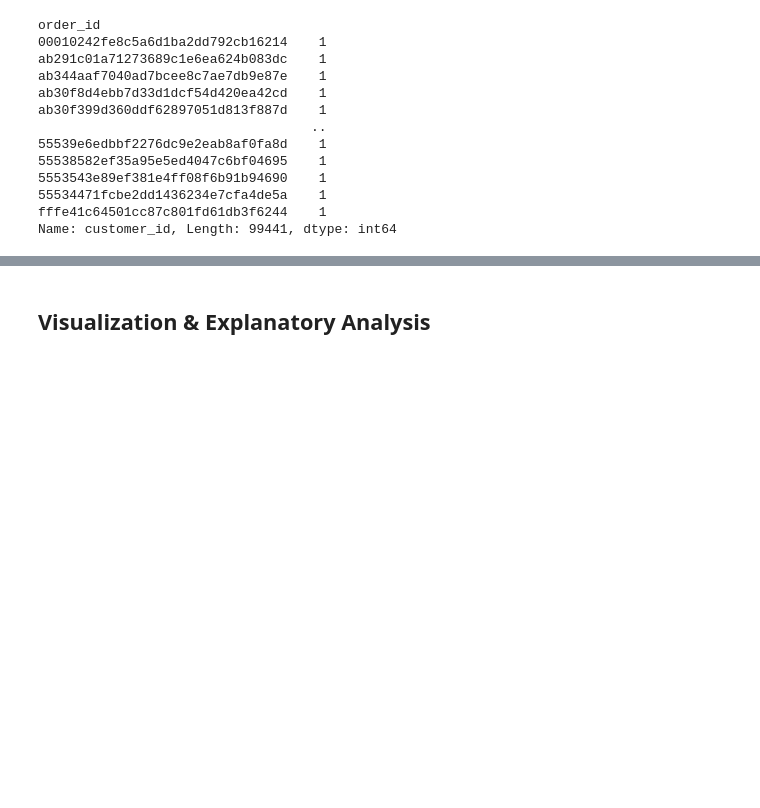
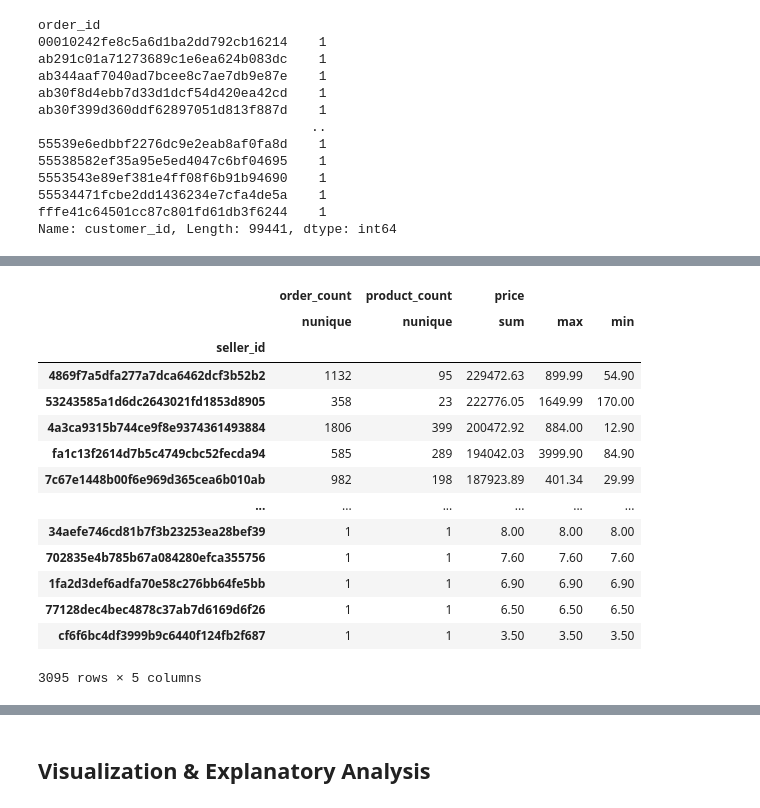
Before and after one commit to ArovaSyams/ecommerce-python-data-analysis, a Jupyter notebook: notebook.ipynb, the cells around one changed output, grey strips where cells are left out. Saved outputs shown, nothing was run; the diff lists cells and outputs as text; code cells hidden in the pictures; blank space fills up the shorter version.

```diff
--- a/notebook.ipynb
+++ b/notebook.ipynb
@@ -1116,0 +1254,29 @@ order_performance_df.describe()
+# %%
+# make a pivot table based on seller, how many order they handle and how many products they have been sell, and how many statistic params of their total revenue
+order_items_pivot_tb = order_items_df.groupby("seller_id").agg({
+    "order_id": "nunique",
+    "product_id": "nunique",
+    "price": ["sum", "max", "min"]
+}).rename(columns={
+    "order_id": "order_count",
+    "product_id": "product_count",
+})
+# %%
+# sort values by price total
+order_items_pivot_tb.sort_values(by=("price", "sum"), ascending=False)
+# %% [output]
+|  | order_count | product_count | price |  |  |
+|  | nunique | nunique | sum | max | min |
+| seller_id |  |  |  |  |  |
+| 4869f7a5dfa277a7dca6462dcf3b52b2 | 1132 | 95 | 229472.63 | 899.99 | 54.90 |
+| 53243585a1d6dc2643021fd1853d8905 | 358 | 23 | 222776.05 | 1649.99 | 170.00 |
+| 4a3ca9315b744ce9f8e9374361493884 | 1806 | 399 | 200472.92 | 884.00 | 12.90 |
+| fa1c13f2614d7b5c4749cbc52fecda94 | 585 | 289 | 194042.03 | 3999.90 | 84.90 |
+| 7c67e1448b00f6e969d365cea6b010ab | 982 | 198 | 187923.89 | 401.34 | 29.99 |
+| ... | ... | ... | ... | ... | ... |
+| 34aefe746cd81b7f3b23253ea28bef39 | 1 | 1 | 8.00 | 8.00 | 8.00 |
+| 702835e4b785b67a084280efca355756 | 1 | 1 | 7.60 | 7.60 | 7.60 |
+| 1fa2d3def6adfa70e58c276bb64fe5bb | 1 | 1 | 6.90 | 6.90 | 6.90 |
+| 77128dec4bec4878c37ab7d6169d6f26 | 1 | 1 | 6.50 | 6.50 | 6.50 |
+| cf6f6bc4df3999b9c6440f124fb2f687 | 1 | 1 | 3.50 | 3.50 | 3.50 |
+3095 rows × 5 columns
```
Also changed, not shown: parts of 31 cells of this notebook.
